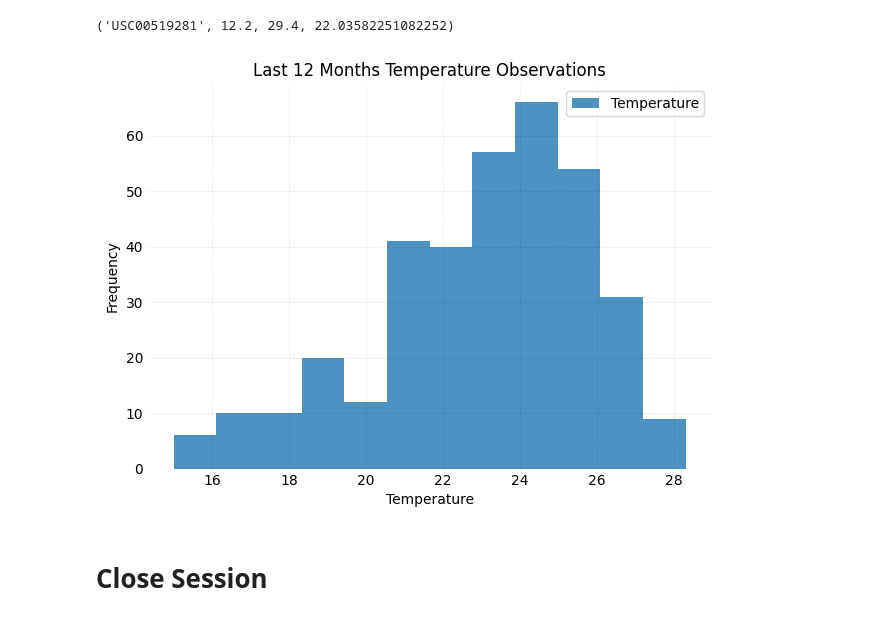
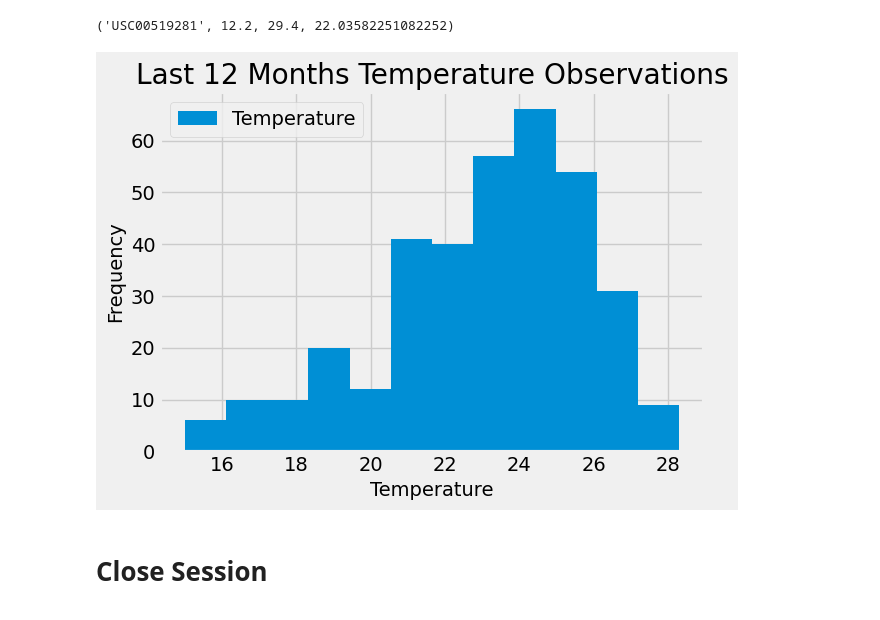
Before and after one commit to Lilydales/sqlalchemy-challenge, a Jupyter notebook: SurfsUp/climate.ipynb, the cells around one changed output. Drawn from its saved outputs; the diff is of its cells as text; code cells hidden in the pictures.

```diff
--- a/SurfsUp/climate.ipynb
+++ b/SurfsUp/climate.ipynb
@@ -3,6 +3,7 @@ import pandas as pd
 import numpy as np
 import matplotlib.pyplot as plt
 import matplotlib.dates as mdates
+from matplotlib import style
 import datetime as dt
 from pathlib import Path
 # Python SQL toolkit and Object Relational Mapper
@@ -10,6 +11,8 @@ import sqlalchemy
 from sqlalchemy.ext.automap import automap_base
 from sqlalchemy.orm import Session,declarative_base
 from sqlalchemy import create_engine, func, text,Column, Integer, String,Date, Float,inspect,and_
+
+style.use('fivethirtyeight')
 # %% [markdown]
 # Reflect Tables into SQLAlchemy ORM
 # %%
@@ -198,24 +196,16 @@ temperate_most_active_station_last12months_df=pd.DataFrame(temperate_most_active
 # %%
 #Plot the results as a histogram
 temperate_most_active_station_last12months_df.plot(kind='hist',\
-                                                        bins=12,alpha=0.8,\
-                                                        legend=True,grid=True)
+                                                        bins=12,alpha=1,\
+                                                        legend=True)
 plt.xlabel('Temperature')
 plt.ylabel('Frequency')
 plt.title('Last 12 Months Temperature Observations')
 plt.tight_layout()
 
-plt.grid(True, linestyle='--', linewidth=0.5, color='black', alpha=0.1)
-#Remove the frame of the chart
-plt.gca().spines['top'].set_visible(False)
-plt.gca().spines['bottom'].set_visible(False)
-plt.gca().spines['right'].set_visible(False)
-plt.gca().spines['left'].set_visible(False)
-#Remove tick but keep labels
-plt.gca().tick_params(axis='both', which='both', length=0)
 plt.show()
 # %% [output]
-[figure, old version]
+[figure, new version]
 # %% [markdown]
 # Close Session
 # %%
```
Also changed, not shown: parts of 3 cells of this notebook, 1 other file.
